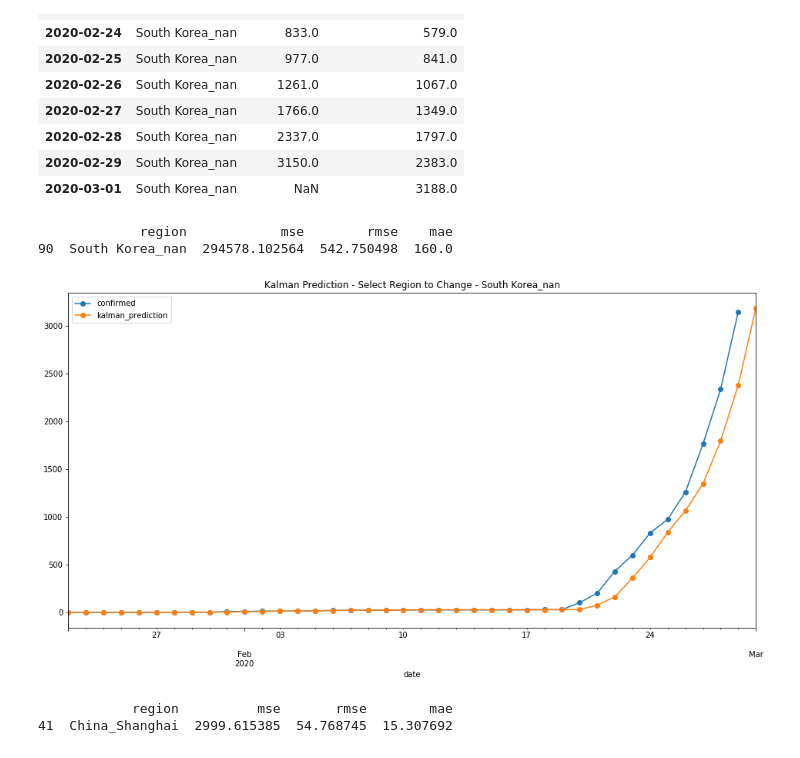
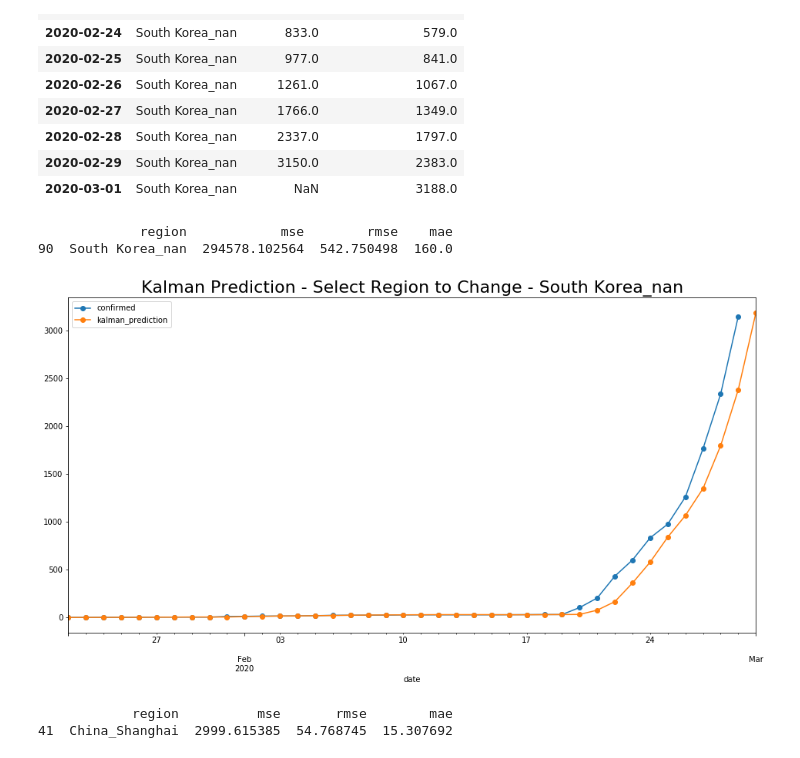
Before and after one commit to Rank23/COVID19, a Jupyter notebook: COVID19_Prediction.ipynb, the cells around one changed output. Cells and saved outputs as stored; diff of their text form; code cells hidden in the pictures.

```diff
--- a/COVID19_Prediction.ipynb
+++ b/COVID19_Prediction.ipynb
@@ -494,12 +494,12 @@ p.tail(10)
 | 2020-02-29 | South Korea_nan | 3150.0 | 2383.0 |
 | 2020-03-01 | South Korea_nan | NaN | 3188.0 |
 # %%
-p.iloc[:,1:].plot(marker='o',figsize=(16,8)).set_title('Kalman Prediction - Select Region to Change - {}'.format(p.iloc[0,0]))
+p.iloc[:,1:].plot(marker='o',figsize=(16,8)).set_title('Kalman Prediction - Select Region to Change - {}'.format(p.iloc[0,0]),fontdict={'fontsize': 22})
 print(evaluation[evaluation['region']==p.iloc[0,0]])
 # %% [output]
              region            mse        rmse    mae
 90  South Korea_nan  294578.102564  542.750498  160.0
-[figure, old version]
+[figure, new version]
 # %%
 # Select region
 region='China_Shanghai'
```
Also changed, not shown: parts of 22 cells of this notebook.
